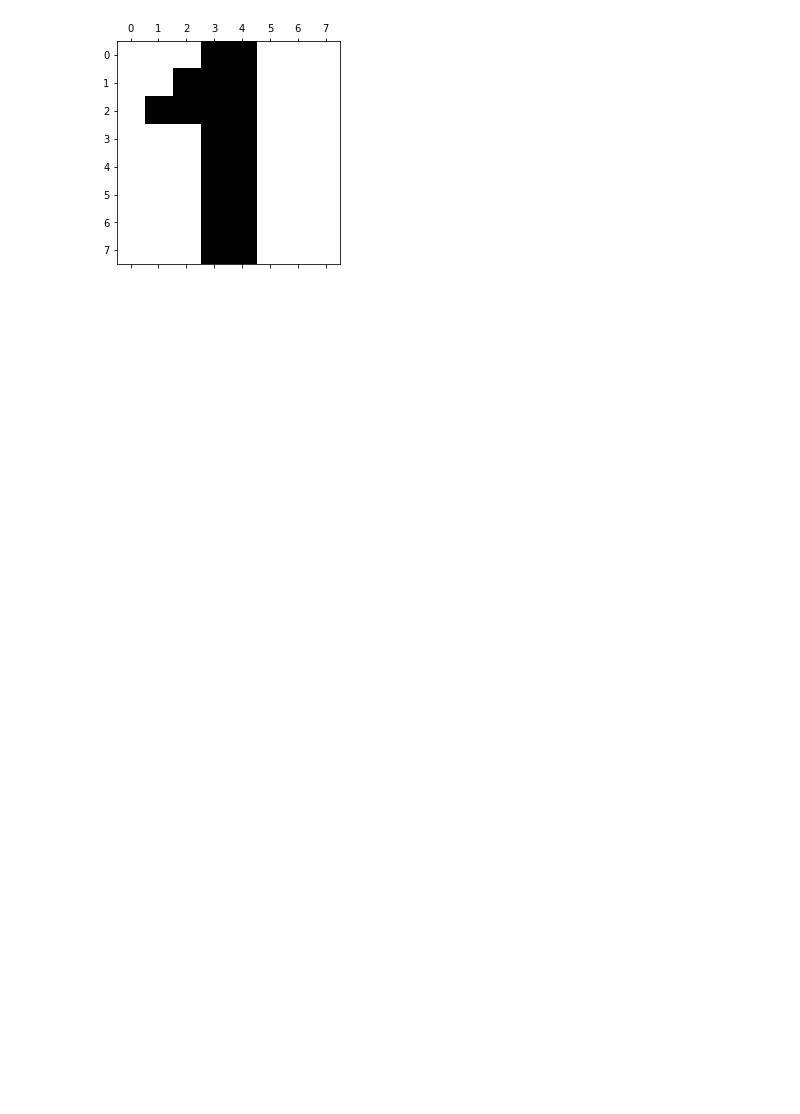
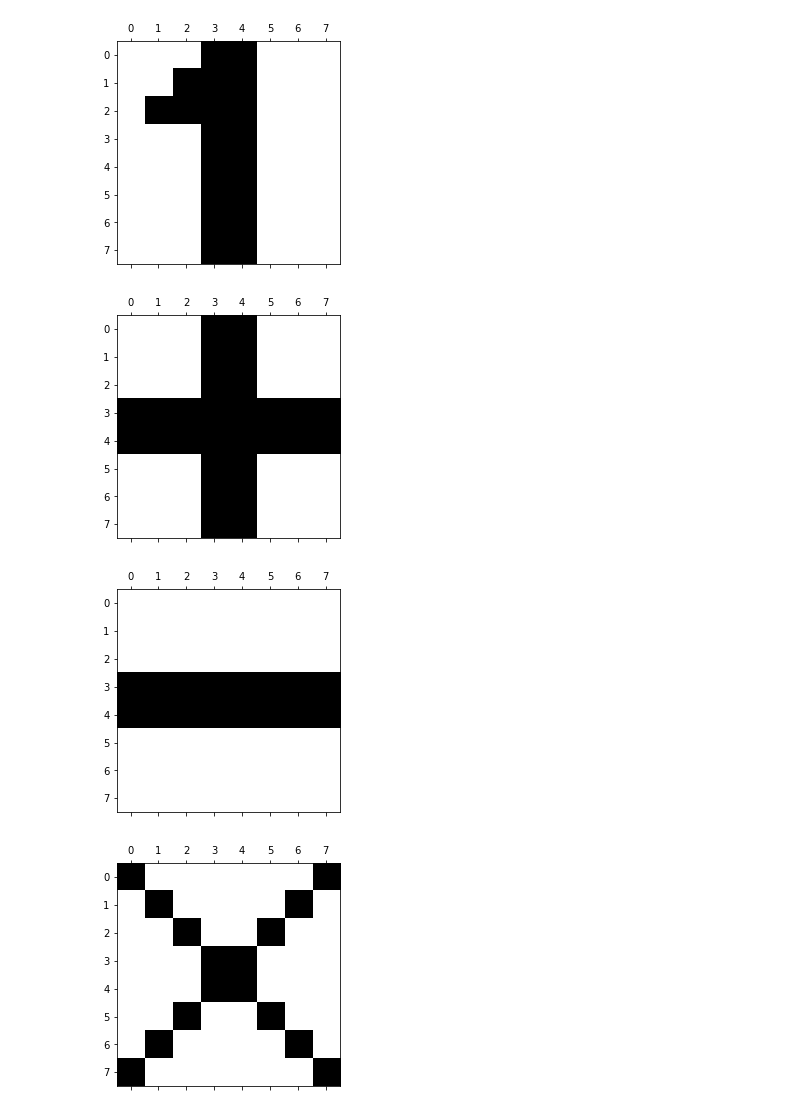
Before and after one commit to LmaoDiego/Hopfield, a Jupyter notebook: Hopfield.ipynb, the cells around one changed output. Drawn from its saved outputs; the diff is of its cells as text; code cells hidden in the pictures; blank space fills up the shorter version.

```diff
--- a/Hopfield.ipynb
+++ b/Hopfield.ipynb
@@ -49,10 +49,13 @@ def SamplePatterns():
 # %%
 sampleShapes = SamplePatterns()
 
-for i in range (1):
+for i in range (4):
     plt.matshow(np.reshape(sampleShapes[i],(-1,8)),cmap=plt.cm.binary)
 # %% [output]
 [figure]
+[figure, added]
+[figure, added]
+[figure, added]
 # %%
 def noise(image):
     noisy = image
```
Also changed, not shown: parts of 2 cells of this notebook.
